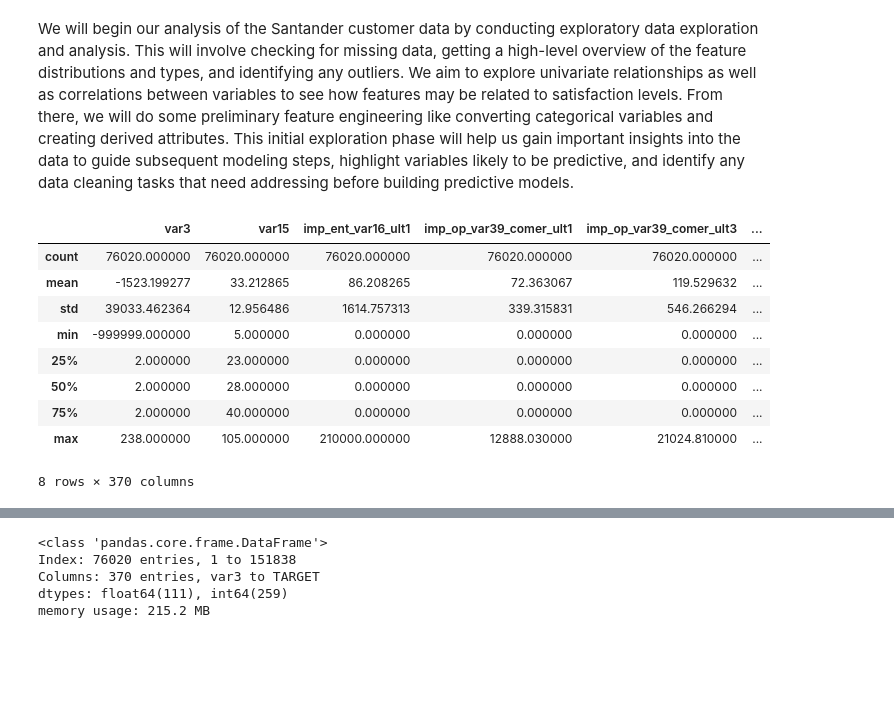
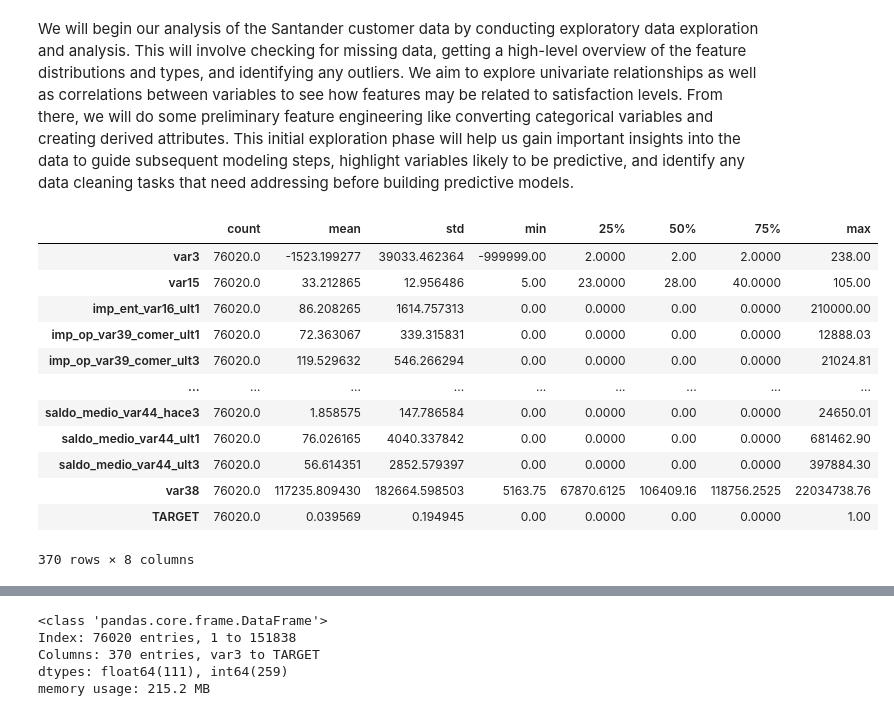
Before and after one commit to abu14/Kaggle_Project_Notebooks, a Jupyter notebook: santander-customer-satisfaction-xgboost.ipynb, the cells around one changed output, grey strips where cells are left out. Drawn from its saved outputs; the diff is of its cells as text; code cells hidden in the pictures; blank space fills up the shorter version.

```diff
--- a/santander-customer-satisfaction-xgboost.ipynb
+++ b/santander-customer-satisfaction-xgboost.ipynb
@@ -61,18 +61,21 @@ print(test.shape)
 # %% [markdown]
 We will begin our analysis of the Santander customer data by conducting exploratory data exploration and analysis. This will involve checking for missing data, getting a high-level overview of the feature distributions and types, and identifying any outliers. We aim to explore univariate relationships as well as correlations between variables to see how features may be related to satisfaction levels. From there, we will do some preliminary feature engineering like converting categorical variables and creating derived attributes. This initial exploration phase will help us gain important insights into the data to guide subsequent modeling steps, highlight variables likely to be predictive, and identify any data cleaning tasks that need addressing before building predictive models.
 # %%
-training.describe()
+training.describe().T
 # %% [output]
-|  | var3 | var15 | imp_ent_var16_ult1 | imp_op_var39_comer_ult1 | imp_op_var39_comer_ult3 | ... |
-| count | 76020.000000 | 76020.000000 | 76020.000000 | 76020.000000 | 76020.000000 | ... |
-| mean | -1523.199277 | 33.212865 | 86.208265 | 72.363067 | 119.529632 | ... |
-| std | 39033.462364 | 12.956486 | 1614.757313 | 339.315831 | 546.266294 | ... |
-| min | -999999.000000 | 5.000000 | 0.000000 | 0.000000 | 0.000000 | ... |
-| 25% | 2.000000 | 23.000000 | 0.000000 | 0.000000 | 0.000000 | ... |
-| 50% | 2.000000 | 28.000000 | 0.000000 | 0.000000 | 0.000000 | ... |
-| 75% | 2.000000 | 40.000000 | 0.000000 | 0.000000 | 0.000000 | ... |
-| max | 238.000000 | 105.000000 | 210000.000000 | 12888.030000 | 21024.810000 | ... |
+|  | count | mean | std | min | 25% | 50% | 75% | max |
+| var3 | 76020.0 | -1523.199277 | 39033.462364 | -999999.00 | 2.0000 | 2.00 | 2.0000 | 238.00 |
+| var15 | 76020.0 | 33.212865 | 12.956486 | 5.00 | 23.0000 | 28.00 | 40.0000 | 105.00 |
+| imp_ent_var16_ult1 | 76020.0 | 86.208265 | 1614.757313 | 0.00 | 0.0000 | 0.00 | 0.0000 | 210000.00 |
+| imp_op_var39_comer_ult1 | 76020.0 | 72.363067 | 339.315831 | 0.00 | 0.0000 | 0.00 | 0.0000 | 12888.03 |
+| imp_op_var39_comer_ult3 | 76020.0 | 119.529632 | 546.266294 | 0.00 | 0.0000 | 0.00 | 0.0000 | 21024.81 |
+| ... | ... | ... | ... | ... | ... | ... | ... | ... |
+| saldo_medio_var44_hace3 | 76020.0 | 1.858575 | 147.786584 | 0.00 | 0.0000 | 0.00 | 0.0000 | 24650.01 |
+| saldo_medio_var44_ult1 | 76020.0 | 76.026165 | 4040.337842 | 0.00 | 0.0000 | 0.00 | 0.0000 | 681462.90 |
+| saldo_medio_var44_ult3 | 76020.0 | 56.614351 | 2852.579397 | 0.00 | 0.0000 | 0.00 | 0.0000 | 397884.30 |
+| var38 | 76020.0 | 117235.809430 | 182664.598503 | 5163.75 | 67870.6125 | 106409.16 | 118756.2525 | 22034738.76 |
+| TARGET | 76020.0 | 0.039569 | 0.194945 | 0.00 | 0.0000 | 0.00 | 0.0000 | 1.00 |
-8 rows × 370 columns
+370 rows × 8 columns
 # %%
 from IPython.display import display_html
 import io
```
Also changed, not shown: parts of 16 cells of this notebook.
